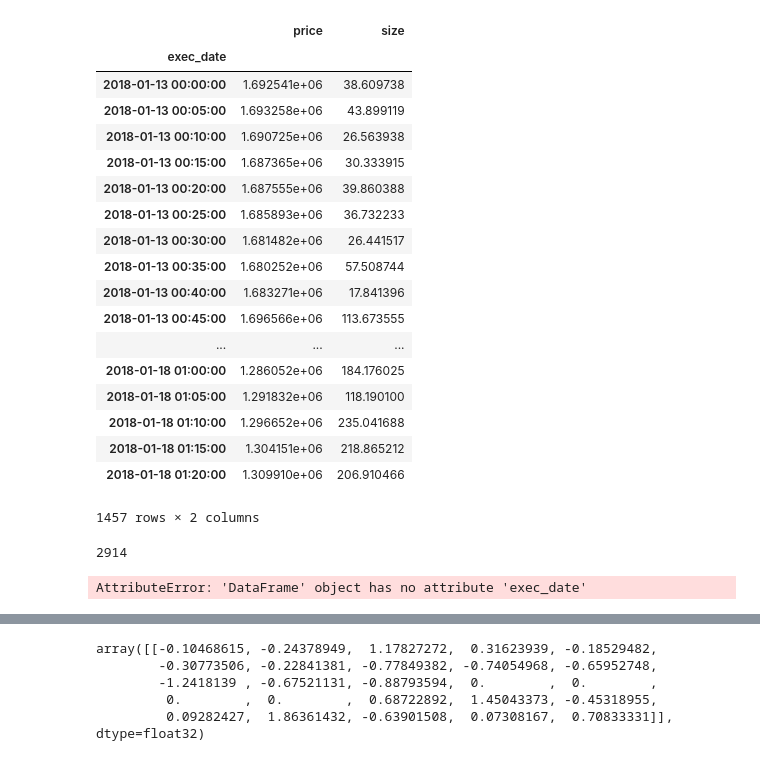
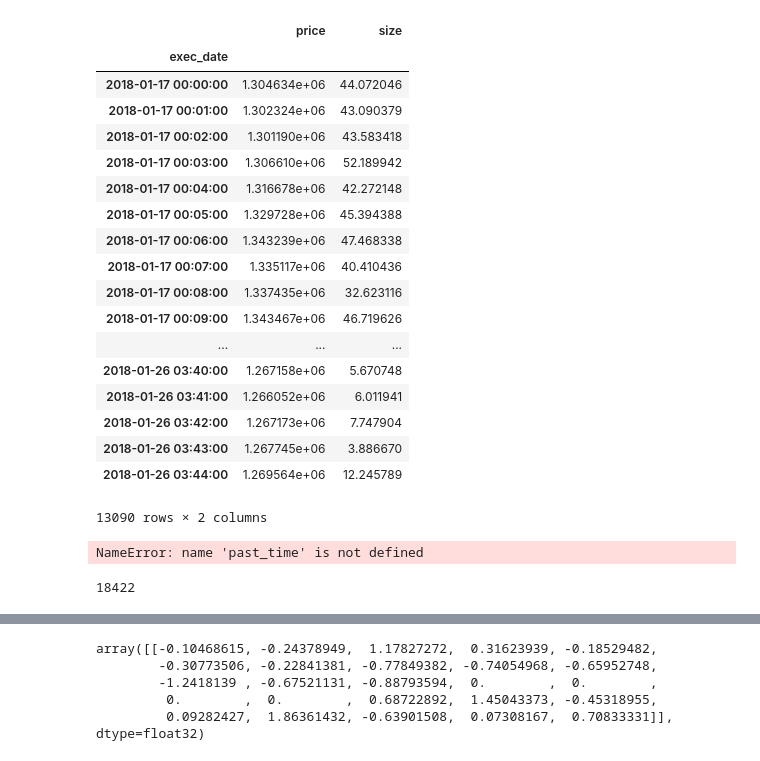
Before and after one commit to threepipes/PyBitTrader, a Jupyter notebook: simulation_dl.ipynb, the cells around one changed output, grey strips where cells are left out. Saved outputs shown, nothing was run; the diff lists cells and outputs as text; code cells hidden in the pictures.

```diff
--- a/simulation_dl.ipynb
+++ b/simulation_dl.ipynb
@@ -36,27 +9,32 @@ df
 # %%
 session = get_session()
-df = pd.read_sql_query('select * from history5min', session.bind)
+df = pd.read_sql_query('select * from history1min', session.bind)
 df.exec_date = pd.to_datetime(df.exec_date)
 df = df.set_index('exec_date')
-df = df.loc['2018-01-13':]
+df = df.loc['2018-01-17':]
 df
 # %% [output]
 |  | price | size |
 | exec_date |  |  |
-| 2018-01-13 00:00:00 | 1.692541e+06 | 38.609738 |
-| 2018-01-13 00:05:00 | 1.693258e+06 | 43.899119 |
-| 2018-01-13 00:10:00 | 1.690725e+06 | 26.563938 |
-| 2018-01-13 00:15:00 | 1.687365e+06 | 30.333915 |
-| 2018-01-13 00:20:00 | 1.687555e+06 | 39.860388 |
-| 2018-01-13 00:25:00 | 1.685893e+06 | 36.732233 |
-| 2018-01-13 00:30:00 | 1.681482e+06 | 26.441517 |
-| 2018-01-13 00:35:00 | 1.680252e+06 | 57.508744 |
-| 2018-01-13 00:40:00 | 1.683271e+06 | 17.841396 |
-| 2018-01-13 00:45:00 | 1.696566e+06 | 113.673555 |
+| 2018-01-17 00:00:00 | 1.304634e+06 | 44.072046 |
+| 2018-01-17 00:01:00 | 1.302324e+06 | 43.090379 |
+| 2018-01-17 00:02:00 | 1.301190e+06 | 43.583418 |
+| 2018-01-17 00:03:00 | 1.306610e+06 | 52.189942 |
+| 2018-01-17 00:04:00 | 1.316678e+06 | 42.272148 |
+| 2018-01-17 00:05:00 | 1.329728e+06 | 45.394388 |
+| 2018-01-17 00:06:00 | 1.343239e+06 | 47.468338 |
+| 2018-01-17 00:07:00 | 1.335117e+06 | 40.410436 |
+| 2018-01-17 00:08:00 | 1.337435e+06 | 32.623116 |
+| 2018-01-17 00:09:00 | 1.343467e+06 | 46.719626 |
 | ... | ... | ... |
-| 2018-01-18 01:00:00 | 1.286052e+06 | 184.176025 |
-| 2018-01-18 01:05:00 | 1.291832e+06 | 118.190100 |
-| 2018-01-18 01:10:00 | 1.296652e+06 | 235.041688 |
-| 2018-01-18 01:15:00 | 1.304151e+06 | 218.865212 |
-| 2018-01-18 01:20:00 | 1.309910e+06 | 206.910466 |
+| 2018-01-26 03:40:00 | 1.267158e+06 | 5.670748 |
+| 2018-01-26 03:41:00 | 1.266052e+06 | 6.011941 |
+| 2018-01-26 03:42:00 | 1.267173e+06 | 7.747904 |
+| 2018-01-26 03:43:00 | 1.267745e+06 | 3.886670 |
+| 2018-01-26 03:44:00 | 1.269564e+06 | 12.245789 |
-1457 rows × 2 columns
+13090 rows × 2 columns
+# %%
+df_detail = get_recent_hist_df(past_time, session)
+df_detail
+# %% [output]
+NameError: name 'past_time' is not defined
@@ -63,7 +44,7 @@ df
 # %%
 df.size
 # %% [output]
-2914
+18422
 # %%
 def zs(p, n, shift=0):
     return (p.shift(shift) - p.rolling(n).mean()) / p.rolling(n).std()
@@ -75,8 +56,3 @@ def avg(p, n):
 
 def std(p, n):
     return p.rolling(n).std()
-# %%
-df.exec_date = pd.to_datetime(df.exec_date)
-df = df.set_index('exec_date')
-# %% [output]
-AttributeError: 'DataFrame' object has no attribute 'exec_date'
```
Also changed, not shown: parts of 23 cells of this notebook, 5 other files.
